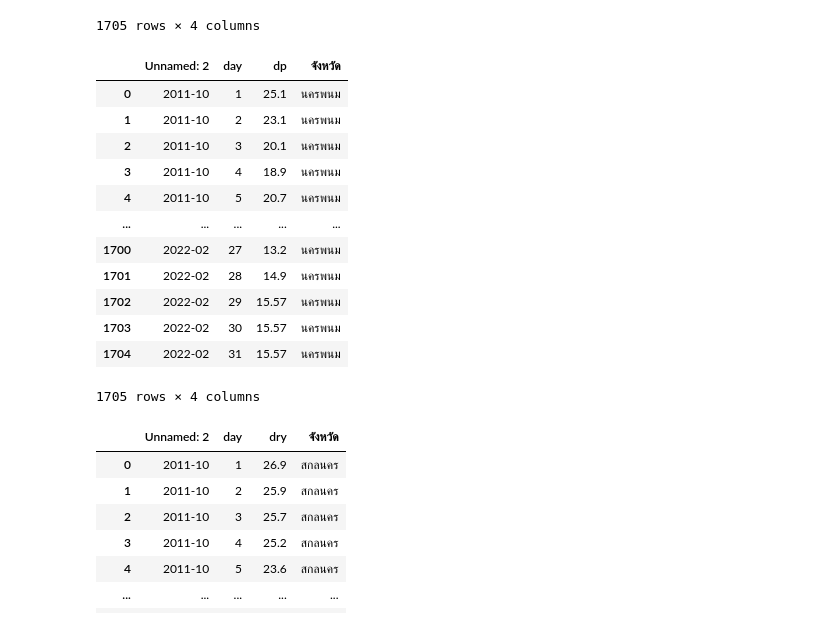
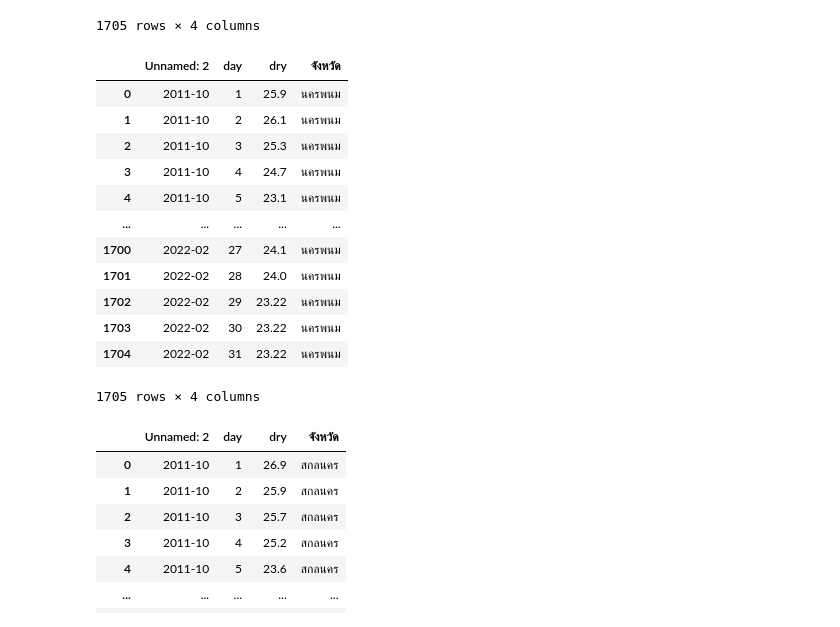
Before and after one commit to lapatradaa/BSC_DPDM23, a Jupyter notebook: midterm_bscdpdm23.ipynb, the cells around one changed output. Drawn from its saved outputs; the diff is of its cells as text; code cells hidden in the pictures.

```diff
--- a/midterm_bscdpdm23.ipynb
+++ b/midterm_bscdpdm23.ipynb
@@ -408,7 +408,7 @@ def process_dataframe(df):
 
     df = df.apply(replace_dash_and_nan_with_mean, axis=1)
 
-    df_a = df.stack().reset_index().rename(columns={'level_1': 'day', 0: 'value'})
+    df_a = df.stack().reset_index().rename(columns={'level_1': 'day', 0: 'rh'})
 
     df_a['จังหวัด'] = 'หนองคาย'
 
@@ -447,7 +447,7 @@ def process_dataframe(df):
 
     df = df.apply(replace_dash_and_nan_with_mean, axis=1)
 
-    df_a = df.stack().reset_index().rename(columns={'level_1': 'day', 0: 'value'})
+    df_a = df.stack().reset_index().rename(columns={'level_1': 'day', 0: 'rh'})
 
     df_a['จังหวัด'] = 'เลย'
 
@@ -953,21 +994,20 @@ rain_snk_processed
 # %%
 def process_dataframe(df):
-    # Drop specified columns
     columns_to_remove = ['Unnamed: 0', 'Unnamed: 1', 'Unnamed: 34']
     df = df.drop(columns=columns_to_remove)
 
     df.iloc[:, 0] = pd.to_datetime(df.iloc[:, 0]).dt.to_period('M')
     df.set_index(df.columns[0], inplace=True)
 
-def replace_dash_and_nan_with_mean(row):
-    cleaned_row = row.replace(['T', 'nan', '-'], [0.005, np.nan, np.nan])
+    def replace_dash_and_nan_with_mean(row):
+        cleaned_row = row.replace(['-', np.nan], [np.nan, np.nan])
+        cleaned_row = [0.05 if val == 'T' else val for val in cleaned_row]
 
-    numeric_values = pd.to_numeric(cleaned_row, errors='coerce')
+        numeric_values = pd.to_numeric(cleaned_row, errors='coerce')
+        mean_value = np.nanmean(numeric_values)
 
-    mean_value = np.nanmean(numeric_values)
-
-    row = row.replace(['T', 'nan', '-'], [f'{mean_value:.3f}', f'{mean_value:.3f}', f'{mean_value:.3f}'])
-    return row
+        row = row.replace(['-', np.nan, 'T'], [f'{mean_value:.2f}', f'{mean_value:.2f}', f'{mean_value:.2f}'])
+        return row
 
     df = df.apply(replace_dash_and_nan_with_mean, axis=1)
 
@@ -982,21 +1036,20 @@ rain_nki_processed
 # %%
 def process_dataframe(df):
-    # Drop specified columns
     columns_to_remove = ['Unnamed: 0', 'Unnamed: 1', 'Unnamed: 34']
     df = df.drop(columns=columns_to_remove)
 
     df.iloc[:, 0] = pd.to_datetime(df.iloc[:, 0]).dt.to_period('M')
     df.set_index(df.columns[0], inplace=True)
 
-def replace_dash_and_nan_with_mean(row):
-    cleaned_row = row.replace(['T', 'nan', '-'], [0.005, np.nan, np.nan])
+    def replace_dash_and_nan_with_mean(row):
+        cleaned_row = row.replace(['-', np.nan], [np.nan, np.nan])
+        cleaned_row = [0.05 if val == 'T' else val for val in cleaned_row]
 
-    numeric_values = pd.to_numeric(cleaned_row, errors='coerce')
+        numeric_values = pd.to_numeric(cleaned_row, errors='coerce')
+        mean_value = np.nanmean(numeric_values)
 
-    mean_value = np.nanmean(numeric_values)
-
-    row = row.replace(['T', 'nan', '-'], [f'{mean_value:.3f}', f'{mean_value:.3f}', f'{mean_value:.3f}'])
-    return row
+        row = row.replace(['-', np.nan, 'T'], [f'{mean_value:.2f}', f'{mean_value:.2f}', f'{mean_value:.2f}'])
+        return row
 
     df = df.apply(replace_dash_and_nan_with_mean, axis=1)
 
@@ -1248,40 +1315,40 @@ dry_kkn_processed
 # %%
 def process_dataframe(df):
     # Drop specified columns
     columns_to_remove = ['Unnamed: 0', 'Unnamed: 1', 'Unnamed: 34']
     df = df.drop(columns=columns_to_remove)
 
     df.iloc[:, 0] = pd.to_datetime(df.iloc[:, 0]).dt.to_period('M')
     df.set_index(df.columns[0], inplace=True)
 
     def replace_dash_and_nan_with_mean(row):
         numeric_values = pd.to_numeric(row.replace(['-', np.nan], [np.nan, np.nan]))
         mean_value = numeric_values.mean()
         row = row.replace(['-', np.nan], [f'{mean_value:.2f}', f'{mean_value:.2f}'])
         return row
 
     df = df.apply(replace_dash_and_nan_with_mean, axis=1)
 
-    df_a = df.stack().reset_index().rename(columns={'level_1': 'day', 0: 'dp'})
+    df_a = df.stack().reset_index().rename(columns={'level_1': 'day', 0: 'dry'})
 
     df_a['จังหวัด'] = 'นครพนม'
 
     return df_a
-dp_npm_processed = process_dataframe(dp_npm)
-dp_npm_processed
+dry_npm_processed = process_dataframe(dry_npm)
+dry_npm_processed
 # %% [output]
-|  | Unnamed: 2 | day | dp | จังหวัด |
-| 0 | 2011-10 | 1 | 25.1 | นครพนม |
-| 1 | 2011-10 | 2 | 23.1 | นครพนม |
-| 2 | 2011-10 | 3 | 20.1 | นครพนม |
-| 3 | 2011-10 | 4 | 18.9 | นครพนม |
-| 4 | 2011-10 | 5 | 20.7 | นครพนม |
+|  | Unnamed: 2 | day | dry | จังหวัด |
+| 0 | 2011-10 | 1 | 25.9 | นครพนม |
+| 1 | 2011-10 | 2 | 26.1 | นครพนม |
+| 2 | 2011-10 | 3 | 25.3 | นครพนม |
+| 3 | 2011-10 | 4 | 24.7 | นครพนม |
+| 4 | 2011-10 | 5 | 23.1 | นครพนม |
 | ... | ... | ... | ... | ... |
-| 1700 | 2022-02 | 27 | 13.2 | นครพนม |
-| 1701 | 2022-02 | 28 | 14.9 | นครพนม |
-| 1702 | 2022-02 | 29 | 15.57 | นครพนม |
-| 1703 | 2022-02 | 30 | 15.57 | นครพนม |
-| 1704 | 2022-02 | 31 | 15.57 | นครพนม |
+| 1700 | 2022-02 | 27 | 24.1 | นครพนม |
+| 1701 | 2022-02 | 28 | 24.0 | นครพนม |
+| 1702 | 2022-02 | 29 | 23.22 | นครพนม |
+| 1703 | 2022-02 | 30 | 23.22 | นครพนม |
+| 1704 | 2022-02 | 31 | 23.22 | นครพนม |
 1705 rows × 4 columns
 # %%
 def process_dataframe(df):
```
Also changed, not shown: parts of 20 cells of this notebook.
